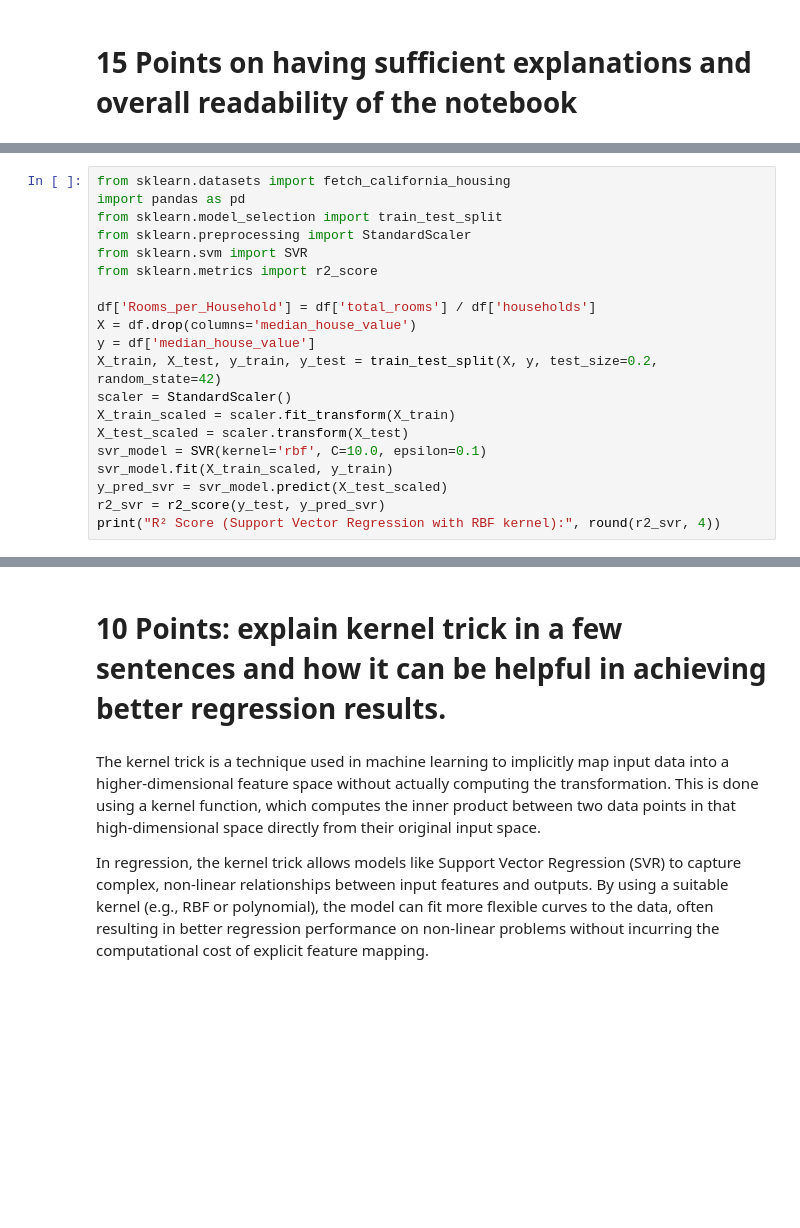
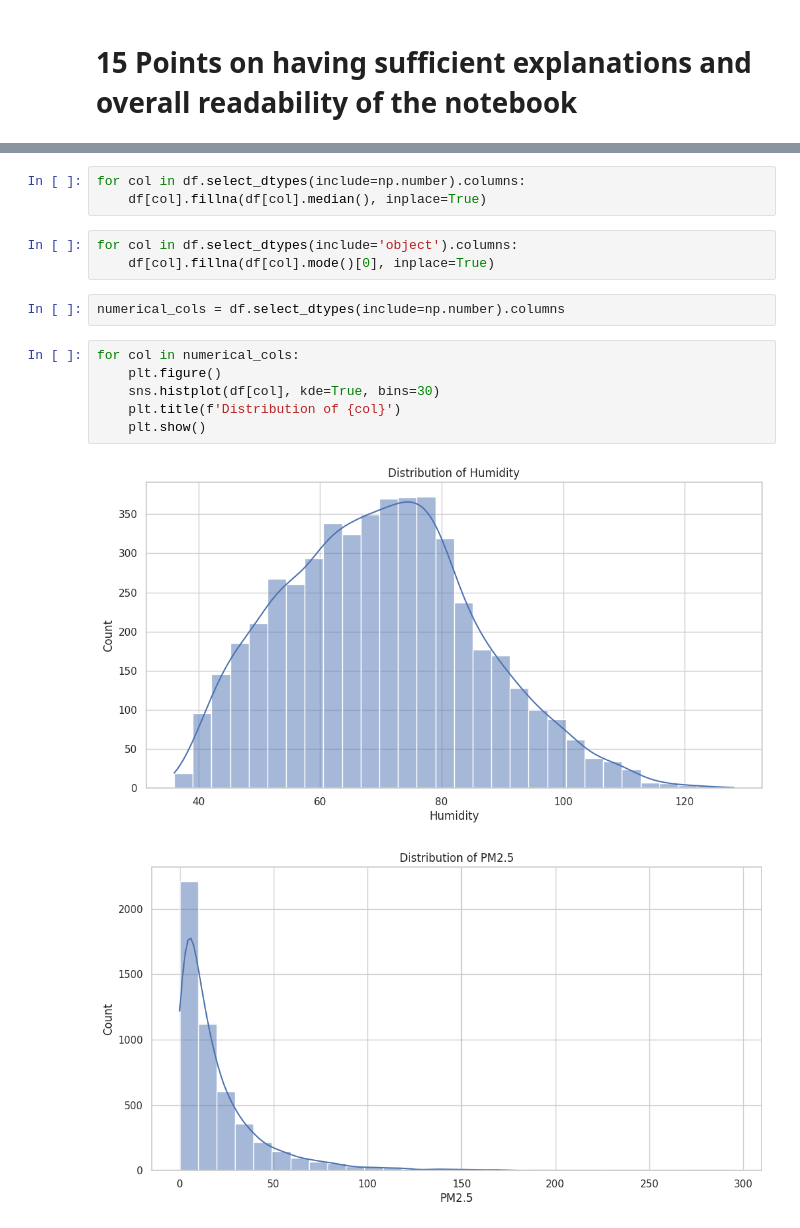
Before and after one commit to AmirHosseinNaghdi2003/Data-Science, a Jupyter notebook: HW/DS_HW8.ipynb, the cells around one changed output, grey strips where cells are left out. Cells and saved outputs as stored; diff of their text form; blank space fills up the shorter version.

```diff
--- a/HW/DS_HW8.ipynb
+++ b/HW/DS_HW8.ipynb
@@ -353,20 +97,0 @@ we reach it in previous part
-# %%
-from sklearn.datasets import fetch_california_housing
-import pandas as pd
-from sklearn.model_selection import train_test_split
-from sklearn.preprocessing import StandardScaler
-from sklearn.svm import SVR
-from sklearn.metrics import r2_score
-
-df['Rooms_per_Household'] = df['total_rooms'] / df['households']
-X = df.drop(columns='median_house_value')
-y = df['median_house_value']
-X_train, X_test, y_train, y_test = train_test_split(X, y, test_size=0.2, random_state=42)
-scaler = StandardScaler()
-X_train_scaled = scaler.fit_transform(X_train)
-X_test_scaled = scaler.transform(X_test)
-svr_model = SVR(kernel='rbf', C=10.0, epsilon=0.1)
-svr_model.fit(X_train_scaled, y_train)
-y_pred_svr = svr_model.predict(X_test_scaled)
-r2_svr = r2_score(y_test, y_pred_svr)
-print("R² Score (Support Vector Regression with RBF kernel):", round(r2_svr, 4))
@@ -397,6 +98,17 @@ Test R2 score = 1.0
-# %% [markdown]
-# 10 Points: explain kernel trick in a few sentences and how it can be helpful in achieving better regression results.
-# %% [markdown]
-The kernel trick is a technique used in machine learning to implicitly map input data into a higher-dimensional feature space without actually computing the transformation. This is done using a kernel function, which computes the inner product between two data points in that high-dimensional space directly from their original input space.
-
-In regression, the kernel trick allows models like Support Vector Regression (SVR) to capture complex, non-linear relationships between input features and outputs. By using a suitable kernel (e.g., RBF or polynomial), the model can fit more flexible curves to the data, often resulting in better regression performance on non-linear problems without incurring the computational cost of explicit feature mapping.
+# %%
+for col in df.select_dtypes(include=np.number).columns:
+    df[col].fillna(df[col].median(), inplace=True)
+# %%
+for col in df.select_dtypes(include='object').columns:
+    df[col].fillna(df[col].mode()[0], inplace=True)
+# %%
+numerical_cols = df.select_dtypes(include=np.number).columns
+# %%
+for col in numerical_cols:
+    plt.figure()
+    sns.histplot(df[col], kde=True, bins=30)
+    plt.title(f'Distribution of {col}')
+    plt.show()
+# %% [output]
+[figure, added]
+[figure, added]
```
Also changed, not shown: parts of 67 cells of this notebook.
